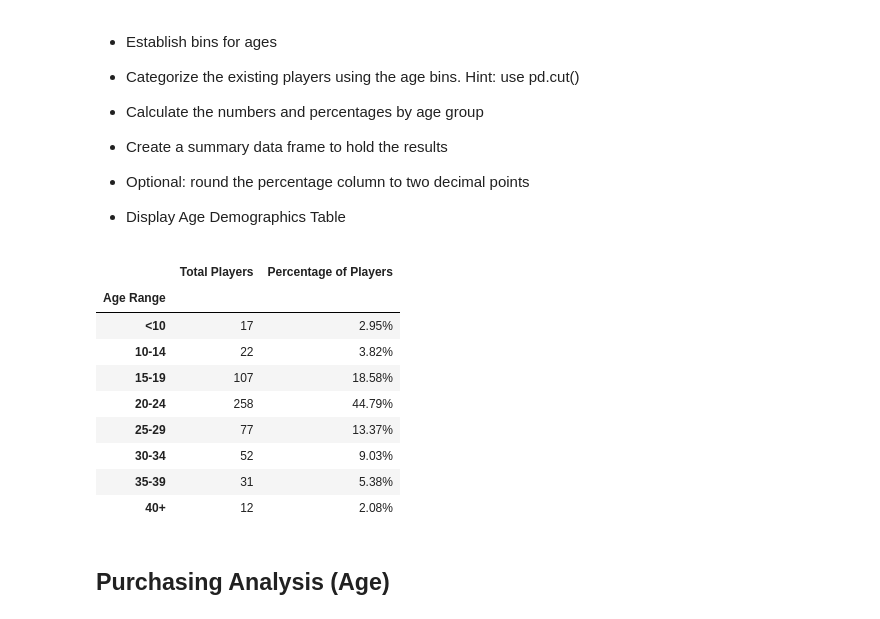
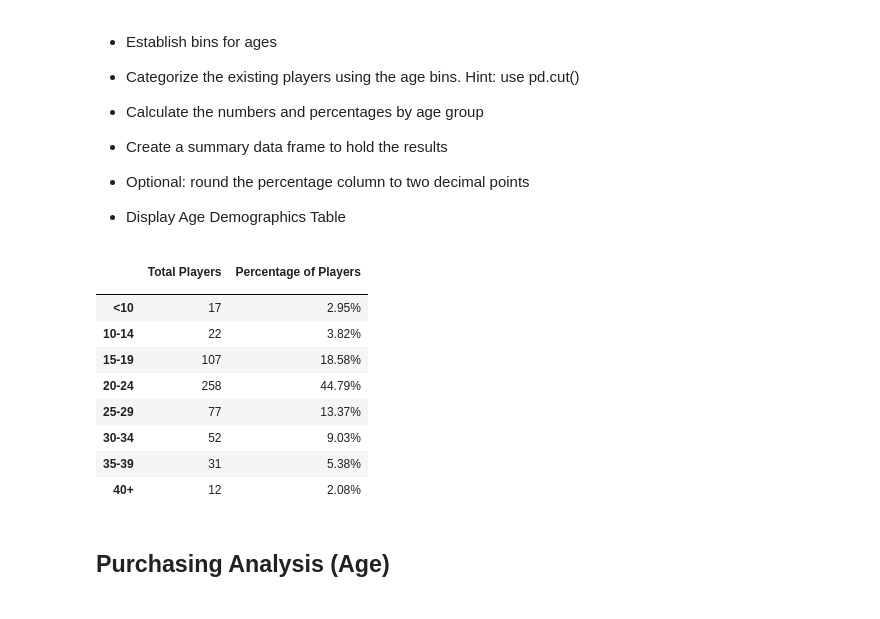
Before and after one commit to Slainte91/pandas-challenge, a Jupyter notebook: HeroesOfPymoli/HeroesOfPymoli.ipynb, the cells around one changed output. Saved outputs shown, nothing was run; the diff lists cells and outputs as text; code cells hidden in the pictures.

```diff
--- a/HeroesOfPymoli/HeroesOfPymoli.ipynb
+++ b/HeroesOfPymoli/HeroesOfPymoli.ipynb
@@ -151,26 +189,45 @@ purchAnalysisdf
 
 * Display Age Demographics Table
 # %%
+#create bins for age ranges
 bins = [0, 9.9, 14.9, 19.9, 24.9, 29.9, 34.9, 39.9, 150]
+
+#establish the group names
 gnames = ["<10","10-14","15-19","20-24","25-29","30-34","35-39","40+"]
+
+#add our column Age Ranges using our bins and group names (using uniqueplayers to not include duplicates)
 uniqueplayers["Age Ranges"] = pd.cut(uniqueplayers["Age"], bins, labels=gnames, include_lowest=True)
+
+#groupby age
 grouped_ageuni = uniqueplayers.groupby(["Age Ranges"])
+
+#count number of players in each age range
 count_age = grouped_ageuni.count()["SN"]
+
+#establish array to calculate percent of players in each age group using for loop
 pcnt_age = []
 for x in count_age:
     value = x/totalPlayers
     pcnt_age.append(value)
+
+#create dataframe
 agecountdf = pd.DataFrame ({
-    "Age Range": gnames,
+    "": gnames,
     "Total Players": count_age,
     "Percentage of Players": pcnt_age
 })
+
+#format percent column
 agecountdf["Percentage of Players"] = agecountdf["Percentage of Players"].map('{:.2%}'.format)
-agecountdf = agecountdf.set_index("Age Range")
+
+#set index as age ranges
+agecountdf = agecountdf.set_index("")
+
+#print dataframe
 agecountdf
 # %% [output]
 |  | Total Players | Percentage of Players |
-| Age Range |  |  |
+|  |  |  |
 | <10 | 17 | 2.95% |
 | 10-14 | 22 | 3.82% |
 | 15-19 | 107 | 18.58% |
```
Also changed, not shown: parts of 8 cells of this notebook.
